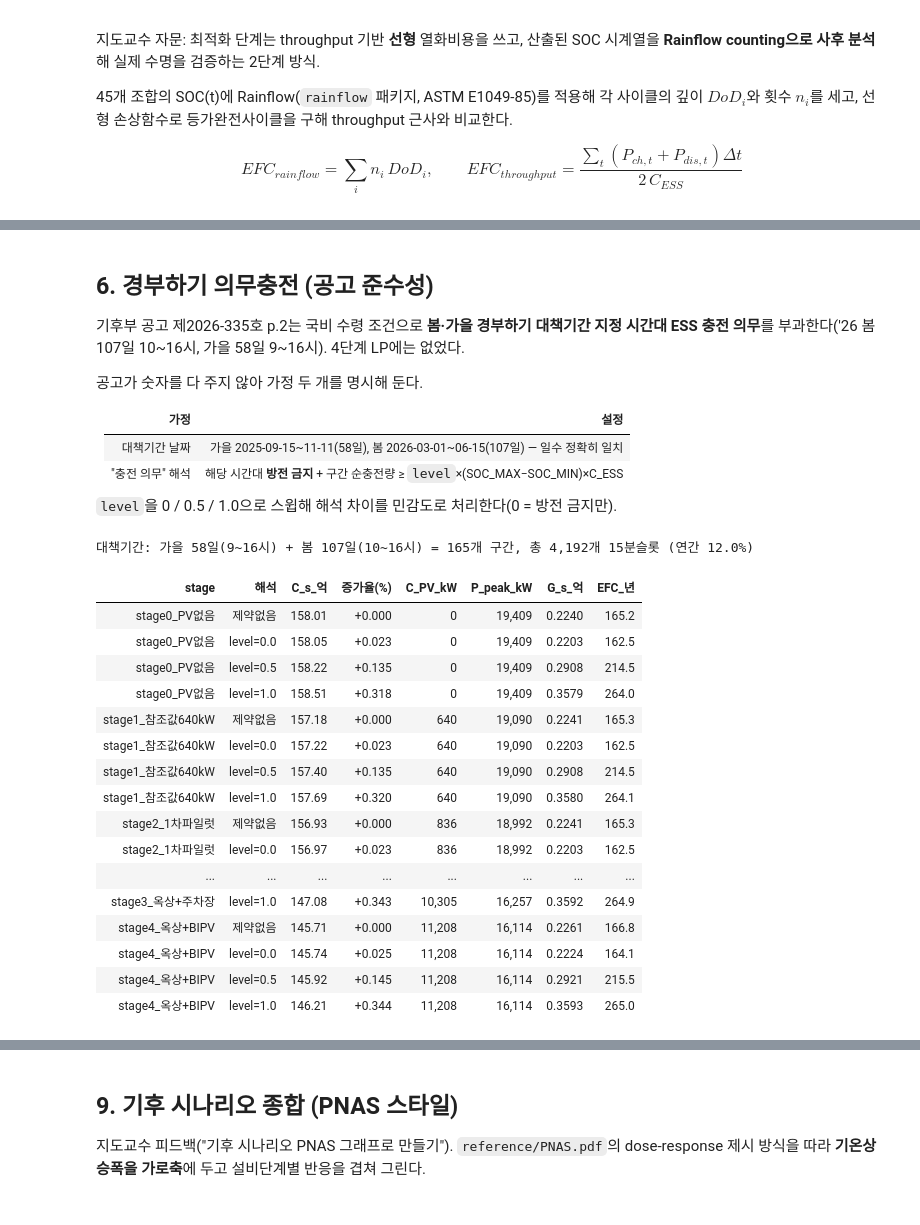
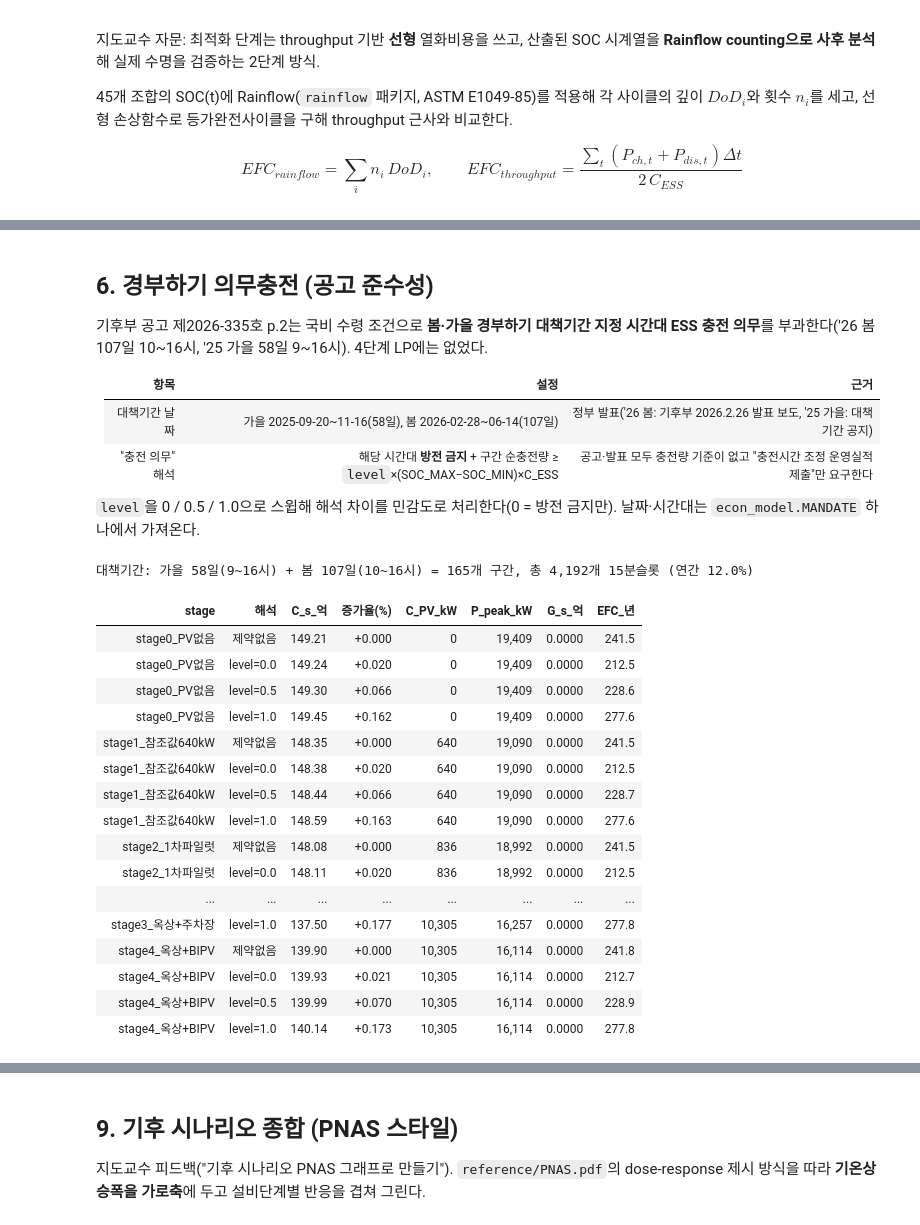
Before and after one commit to pjw040702/RobustEMS, a Jupyter notebook: ess_pv_pipeline.ipynb, the cells around one changed output, grey strips where cells are left out. Drawn from its saved outputs; the diff is of its cells as text; code cells hidden in the pictures.

```diff
--- a/ess_pv_pipeline.ipynb
+++ b/ess_pv_pipeline.ipynb
@@ -524,14 +524,15 @@ print(f"[4일 검증, 2단계] C_PV*={small['C_PV']:.1f}kW (범위 0~{STAGE_CAP[
 stage_results_present = {}
 for stage, cap in STAGE_CAP.items():
     fixed = STAGE_FIXED.get(stage)
-    out = solve_dispatch(present_load_kw, p_unit_present, TARIFF, c_pv_max=cap, c_pv_fixed=fixed)
+    out = solve_dispatch(present_load_kw, p_unit_present, TARIFF, c_pv_max=cap, c_pv_fixed=fixed,
+                         bipv_eq_kw=STAGE_BIPV.get(stage, 0.0))
     stage_results_present[stage] = out
 
     overlap = int(np.sum((out["P_ch"] > 1e-6) & (out["P_dis"] > 1e-6)))
     bal_err = float(np.max(np.abs(out["P_grid"] - out["P_curt"] + out["P_dis"] - out["P_ch"]
-                                   + out["C_PV"] * p_unit_present - present_load_kw)))
+                                   + (out["C_PV"] + out["BIPV_EQ"]) * p_unit_present - present_load_kw)))
     soc_pct = out["E"] / C_ESS
-    pv_gen_mwh = (out["C_PV"] * p_unit_present).sum() * DT_H / 1000
+    pv_gen_mwh = ((out["C_PV"] + out["BIPV_EQ"]) * p_unit_present).sum() * DT_H / 1000
     curt_mwh = out["P_curt"].sum() * DT_H / 1000
     print(f"[{stage}] C_PV*={out['C_PV']:.0f}kW, 전력수지 오차 {bal_err:.1e}, 동시충방전 {overlap}건, "
           f"SOC {soc_pct.min():.2f}~{soc_pct.max():.2f}, PV발전 {pv_gen_mwh:,.0f}MWh "
@@ -568,7 +569,8 @@ for scn, dT in SCENARIOS.items():
 
     for stage, cap in STAGE_CAP.items():
         fixed = STAGE_FIXED.get(stage)
-        out = solve_dispatch(l_kw, p_unit, TARIFF, c_pv_max=cap, c_pv_fixed=fixed)
+        out = solve_dispatch(l_kw, p_unit, TARIFF, c_pv_max=cap, c_pv_fixed=fixed,
+                             bipv_eq_kw=STAGE_BIPV.get(stage, 0.0))
         dispatch_results[(scn, stage)] = out
         dispatch_rows.append({
             "scenario": scn, "stage": stage, "C_PV_kW": out["C_PV"],
@@ -639,8 +641,8 @@ dec_rows = []
 for stage, cap in STAGE_CAP.items():
     fixed = STAGE_FIXED.get(stage)
     with_ess = dispatch_results[("present", stage)]
-    no_ess = solve_dispatch(present_load_kw, p_unit_present, TARIFF,
-                            c_pv_max=cap, c_pv_fixed=fixed, c_ess=0.0, c_pcs=0.0)
+    no_ess = solve_dispatch(present_load_kw, p_unit_present, TARIFF, c_pv_max=cap, c_pv_fixed=fixed,
+                            c_ess=0.0, c_pcs=0.0, bipv_eq_kw=STAGE_BIPV.get(stage, 0.0))
     thr = DT_H * (with_ess["P_ch"] + with_ess["P_dis"]).sum()
     dec_rows.append({
         "단계": stage, "C_PV_kW": with_ess["C_PV"],
@@ -667,6 +669,6 @@ print(f"[{b['단계']}] ESS 순효과 {b['순효과_억']:+.3f}억원/년 "
       f"+ 열화 {b['ΔG_s(열화)_억']:+.3f} + 탄소 {b['ΔK_s(탄소)_억']:+.3f}")
 print(f"  피크 감축 {b['피크감축_kW']:,.0f}kW | 연간 {b['EFC_년']:.1f} EFC "
       f"-> 사이클 기준 수명 {N_EFC/b['EFC_년']:.1f}년 (calendar 10년과 비교)")
-print(f"  ※ ESS 투자비는 이 표에 없다(조원 경제성 모델 영역). 여기는 운영 효과만.")
+print(f"  ※ ESS 투자비는 이 표에 없다(econ_model.py 영역). 여기는 운영 효과만.")
 # %% [output]
 | 단계 | C_PV_kW | ESS없음 C_s_억 | ESS있음 C_s_억 | 순효과_억 | ΔE_s(차익거래)_억 | ΔD_s(피크)_억 | ΔG_s(열화)_억 | ΔK_s(탄소)_억 | 피크감축_kW | ... |
@@ -804,23 +801,24 @@ ESS를 428kWh → 6,778kWh(15.8배)로 키운 뒤에도 괴리율이 동일하
 ## 6. 경부하기 의무충전 (공고 준수성)
 
 기후부 공고 제2026-335호 p.2는 국비 수령 조건으로 **봄·가을 경부하기 대책기간 지정 시간대
-ESS 충전 의무**를 부과한다('26 봄 107일 10~16시, 가을 58일 9~16시). 4단계 LP에는 없었다.
+ESS 충전 의무**를 부과한다('26 봄 107일 10~16시, '25 가을 58일 9~16시). 4단계 LP에는 없었다.
 
-공고가 숫자를 다 주지 않아 가정 두 개를 명시해 둔다.
+| 항목 | 설정 | 근거 |
+| --- | --- | --- |
+| 대책기간 날짜 | 가을 2025-09-20~11-16(58일), 봄 2026-02-28~06-14(107일) | 정부 발표('26 봄: 기후부 2026.2.26 발표 보도, '25 가을: 대책기간 공지) |
+| "충전 의무" 해석 | 해당 시간대 **방전 금지** + 구간 순충전량 ≥ `level`×(SOC_MAX−SOC_MIN)×C_ESS | 공고·발표 모두 충전량 기준이 없고 "충전시간 조정 운영실적 제출"만 요구한다 |
 
-| 가정 | 설정 |
-| --- | --- |
-| 대책기간 날짜 | 가을 2025-09-15~11-11(58일), 봄 2026-03-01~06-15(107일) — 일수 정확히 일치 |
-| "충전 의무" 해석 | 해당 시간대 **방전 금지** + 구간 순충전량 ≥ `level`×(SOC_MAX−SOC_MIN)×C_ESS |
-
-`level`을 0 / 0.5 / 1.0으로 스윕해 해석 차이를 민감도로 처리한다(0 = 방전 금지만).
+`level`을 0 / 0.5 / 1.0으로 스윕해 해석 차이를 민감도로 처리한다(0 = 방전 금지만). 날짜·시간대는
+`econ_model.MANDATE` 하나에서 가져온다.
 # %%
 # 6-1. 대책기간 의무충전 구간 생성 + level 스윕
 import datetime as _dt
 
 DATES = pd.to_datetime(pd.Series(sorted(load_15min["date"].unique())))
-AUTUMN = (pd.Timestamp("2025-09-15"), pd.Timestamp("2025-11-11"), 9, 16)   # 58일, 9~16시
-SPRING = (pd.Timestamp("2026-03-01"), pd.Timestamp("2026-06-15"), 10, 16)  # 107일, 10~16시
+# 시간대는 공고 p.2, 날짜는 정부 발표 — econ_model.MANDATE 와 같다
+(_a0, _a1, _ah0, _ah1), (_s0, _s1, _sh0, _sh1) = EM.MANDATE
+AUTUMN = (pd.Timestamp(_a0), pd.Timestamp(_a1), _ah0, _ah1)   # '25 가을 9/20~11/16 58일, 9~16시
+SPRING = (pd.Timestamp(_s0), pd.Timestamp(_s1), _sh0, _sh1)   # '26 봄 2/28~6/14 107일, 10~16시
 
 mandate_windows, n_days = [], {"가을": 0, "봄": 0}
 for di, d in enumerate(DATES):
@@ -844,48 +842,48 @@ for stage, cap in STAGE_CAP.items():
     fixed = STAGE_FIXED.get(stage)
     base = dispatch_results[("present", stage)]
     for level in [None, 0.0, 0.5, 1.0]:
         if level is None:
             out, tag = base, "제약없음"
         else:
             try:
                 out = solve_dispatch(L_PRESENT, P_UNIT_PRESENT, TARIFF, c_pv_max=cap,
                                      c_pv_fixed=fixed, mandate_windows=mandate_windows,
-                                     mandate_level=level)
+                                     mandate_level=level, bipv_eq_kw=STAGE_BIPV.get(stage, 0.0))
                 tag = f"level={level:.1f}"
             except RuntimeError:
                 mandate_rows.append({"stage": stage, "해석": f"level={level:.1f}", "C_s_억": np.nan,
                                      "증가율(%)": np.nan, "C_PV_kW": np.nan, "P_peak_kW": np.nan,
                                      "G_s_억": np.nan, "EFC_년": np.nan})
                 continue
         thr = DT_H * (out["P_ch"] + out["P_dis"]).sum()
         mandate_rows.append({
             "stage": stage, "해석": tag, "C_s_억": out["C_s"] / 1e8,
             "증가율(%)": (out["C_s"] / base["C_s"] - 1) * 100,
             "C_PV_kW": out["C_PV"], "P_peak_kW": out["P_peak"],
             "G_s_억": out["G_s"] / 1e8, "EFC_년": thr / (2 * C_ESS),
         })
 
 mandate_df = pd.DataFrame(mandate_rows)
 display(mandate_df.style.format({"C_s_억": "{:,.2f}", "증가율(%)": "{:+.3f}", "C_PV_kW": "{:,.0f}",
                                  "P_peak_kW": "{:,.0f}", "G_s_억": "{:.4f}", "EFC_년": "{:.1f}"})
         .hide(axis="index"))
 # %% [output]
 대책기간: 가을 58일(9~16시) + 봄 107일(10~16시) = 165개 구간, 총 4,192개 15분슬롯 (연간 12.0%)
 | stage | 해석 | C_s_억 | 증가율(%) | C_PV_kW | P_peak_kW | G_s_억 | EFC_년 |
-| stage0_PV없음 | 제약없음 | 158.01 | +0.000 | 0 | 19,409 | 0.2240 | 165.2 |
-| stage0_PV없음 | level=0.0 | 158.05 | +0.023 | 0 | 19,409 | 0.2203 | 162.5 |
-| stage0_PV없음 | level=0.5 | 158.22 | +0.135 | 0 | 19,409 | 0.2908 | 214.5 |
-| stage0_PV없음 | level=1.0 | 158.51 | +0.318 | 0 | 19,409 | 0.3579 | 264.0 |
-| stage1_참조값640kW | 제약없음 | 157.18 | +0.000 | 640 | 19,090 | 0.2241 | 165.3 |
-| stage1_참조값640kW | level=0.0 | 157.22 | +0.023 | 640 | 19,090 | 0.2203 | 162.5 |
-| stage1_참조값640kW | level=0.5 | 157.40 | +0.135 | 640 | 19,090 | 0.2908 | 214.5 |
-| stage1_참조값640kW | level=1.0 | 157.69 | +0.320 | 640 | 19,090 | 0.3580 | 264.1 |
-| stage2_1차파일럿 | 제약없음 | 156.93 | +0.000 | 836 | 18,992 | 0.2241 | 165.3 |
-| stage2_1차파일럿 | level=0.0 | 156.97 | +0.023 | 836 | 18,992 | 0.2203 | 162.5 |
+| stage0_PV없음 | 제약없음 | 149.21 | +0.000 | 0 | 19,409 | 0.0000 | 241.5 |
+| stage0_PV없음 | level=0.0 | 149.24 | +0.020 | 0 | 19,409 | 0.0000 | 212.5 |
+| stage0_PV없음 | level=0.5 | 149.30 | +0.066 | 0 | 19,409 | 0.0000 | 228.6 |
+| stage0_PV없음 | level=1.0 | 149.45 | +0.162 | 0 | 19,409 | 0.0000 | 277.6 |
+| stage1_참조값640kW | 제약없음 | 148.35 | +0.000 | 640 | 19,090 | 0.0000 | 241.5 |
+| stage1_참조값640kW | level=0.0 | 148.38 | +0.020 | 640 | 19,090 | 0.0000 | 212.5 |
+| stage1_참조값640kW | level=0.5 | 148.44 | +0.066 | 640 | 19,090 | 0.0000 | 228.7 |
+| stage1_참조값640kW | level=1.0 | 148.59 | +0.163 | 640 | 19,090 | 0.0000 | 277.6 |
+| stage2_1차파일럿 | 제약없음 | 148.08 | +0.000 | 836 | 18,992 | 0.0000 | 241.5 |
+| stage2_1차파일럿 | level=0.0 | 148.11 | +0.020 | 836 | 18,992 | 0.0000 | 212.5 |
 | ... | ... | ... | ... | ... | ... | ... | ... |
-| stage3_옥상+주차장 | level=1.0 | 147.08 | +0.343 | 10,305 | 16,257 | 0.3592 | 264.9 |
-| stage4_옥상+BIPV | 제약없음 | 145.71 | +0.000 | 11,208 | 16,114 | 0.2261 | 166.8 |
-| stage4_옥상+BIPV | level=0.0 | 145.74 | +0.025 | 11,208 | 16,114 | 0.2224 | 164.1 |
-| stage4_옥상+BIPV | level=0.5 | 145.92 | +0.145 | 11,208 | 16,114 | 0.2921 | 215.5 |
-| stage4_옥상+BIPV | level=1.0 | 146.21 | +0.344 | 11,208 | 16,114 | 0.3593 | 265.0 |
+| stage3_옥상+주차장 | level=1.0 | 137.50 | +0.177 | 10,305 | 16,257 | 0.0000 | 277.8 |
+| stage4_옥상+BIPV | 제약없음 | 139.90 | +0.000 | 10,305 | 16,114 | 0.0000 | 241.8 |
+| stage4_옥상+BIPV | level=0.0 | 139.93 | +0.021 | 10,305 | 16,114 | 0.0000 | 212.7 |
+| stage4_옥상+BIPV | level=0.5 | 139.99 | +0.070 | 10,305 | 16,114 | 0.0000 | 228.9 |
+| stage4_옥상+BIPV | level=1.0 | 140.14 | +0.173 | 10,305 | 16,114 | 0.0000 | 277.8 |
 # %% [markdown]
```
Also changed, not shown: parts of 24 cells of this notebook, 16 other files.
